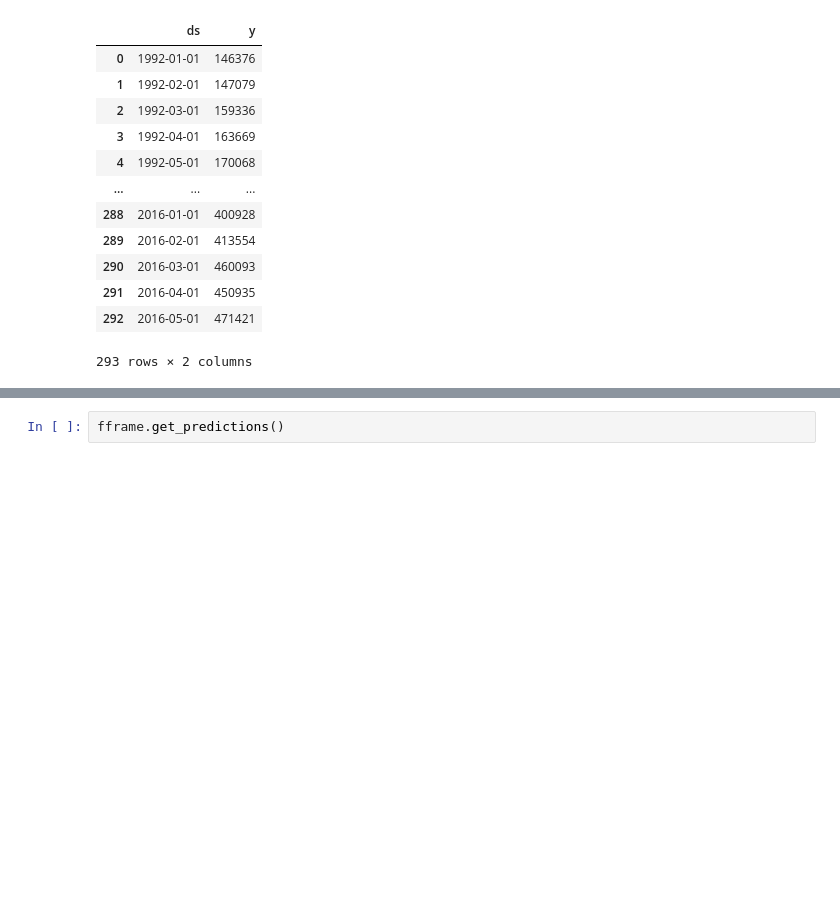
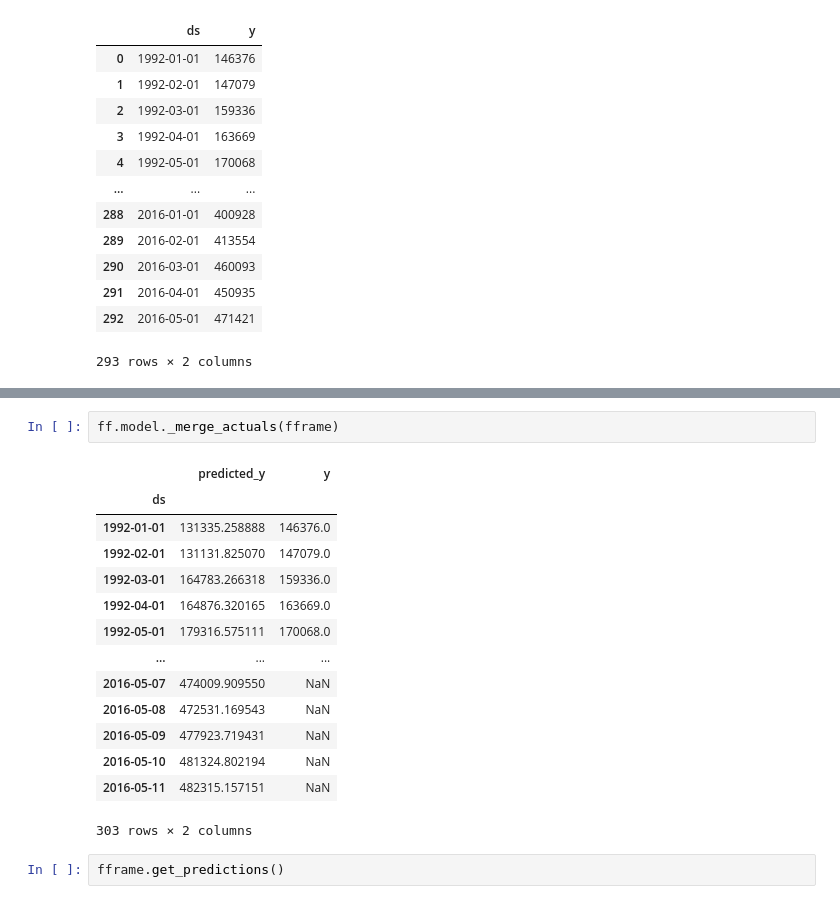
Before and after one commit to ntlind/forecastframe, a Jupyter notebook: examples/prophet_example.ipynb, the cells around one changed output, grey strips where cells are left out. Cells and saved outputs as stored; diff of their text form; blank space fills up the shorter version.

```diff
--- a/examples/prophet_example.ipynb
+++ b/examples/prophet_example.ipynb
@@ -54,3 +66,20 @@ NameError: name 'fframe' is not defined
+# %%
+ff.model._merge_actuals(fframe)
+# %% [output]
+|  | predicted_y | y |
+| ds |  |  |
+| 1992-01-01 | 131335.258888 | 146376.0 |
+| 1992-02-01 | 131131.825070 | 147079.0 |
+| 1992-03-01 | 164783.266318 | 159336.0 |
+| 1992-04-01 | 164876.320165 | 163669.0 |
+| 1992-05-01 | 179316.575111 | 170068.0 |
+| ... | ... | ... |
+| 2016-05-07 | 474009.909550 | NaN |
+| 2016-05-08 | 472531.169543 | NaN |
+| 2016-05-09 | 477923.719431 | NaN |
+| 2016-05-10 | 481324.802194 | NaN |
+| 2016-05-11 | 482315.157151 | NaN |
+303 rows × 2 columns
 # %%
 fframe.get_predictions()
 # %% [output]
```
Also changed, not shown: parts of 5 cells of this notebook, 4 other files.
